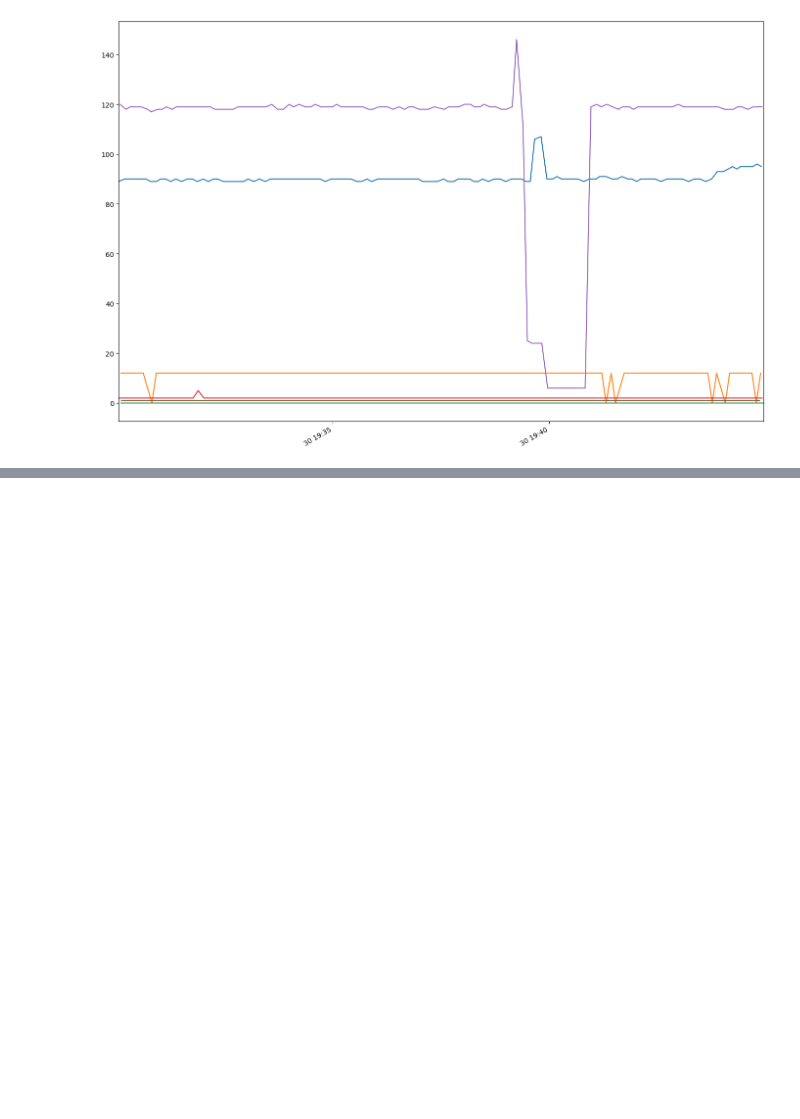
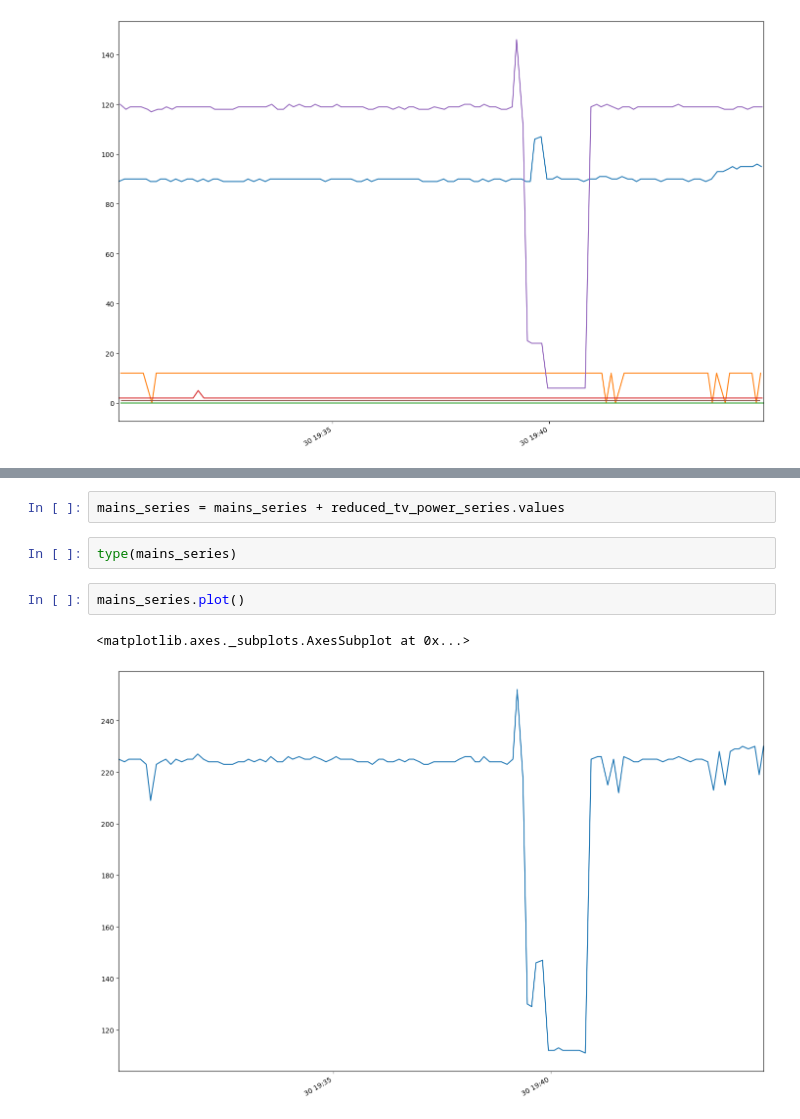
Before and after one commit to MarielTinaco/nilm-tools, a Jupyter notebook: notebooks/MeterGroup_Analysis.ipynb, the cells around one changed output, grey strips where cells are left out. Saved outputs shown, nothing was run; the diff lists cells and outputs as text; blank space fills up the shorter version.

```diff
--- a/notebooks/MeterGroup_Analysis.ipynb
+++ b/notebooks/MeterGroup_Analysis.ipynb
@@ -90,0 +112,9 @@ reduced_main_power_series.plot()
+# %%
+mains_series = mains_series + reduced_tv_power_series.values
+# %%
+type(mains_series)
+# %%
+mains_series.plot()
+# %% [output]
+<matplotlib.axes._subplots.AxesSubplot at 0x...>
+[figure, added]
```
Also changed, not shown: parts of 5 cells of this notebook.
